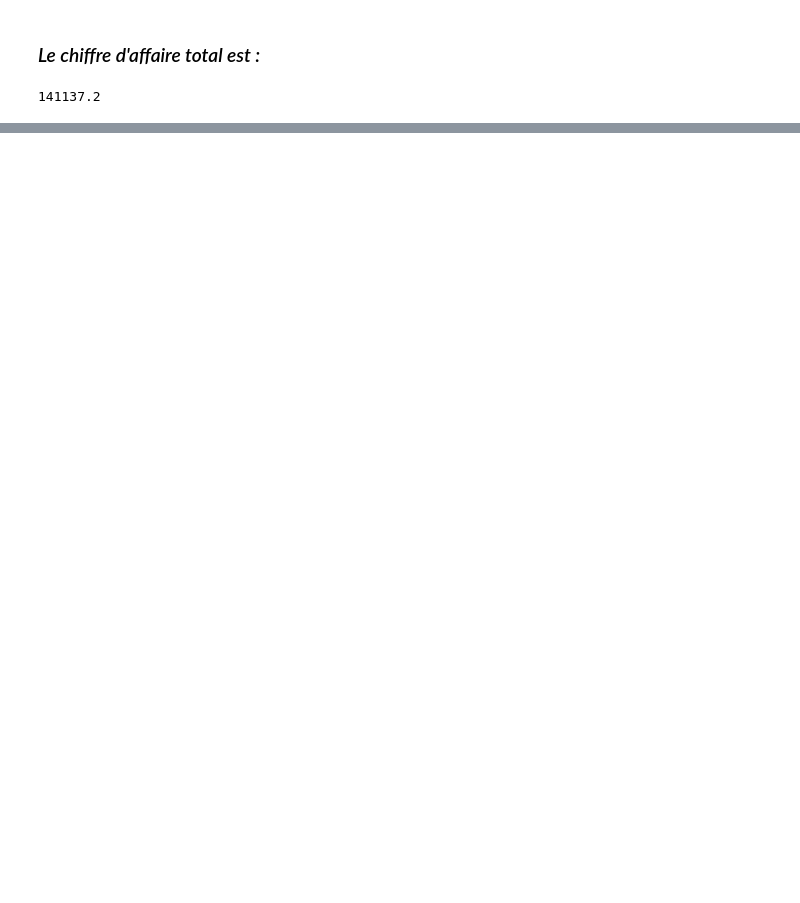
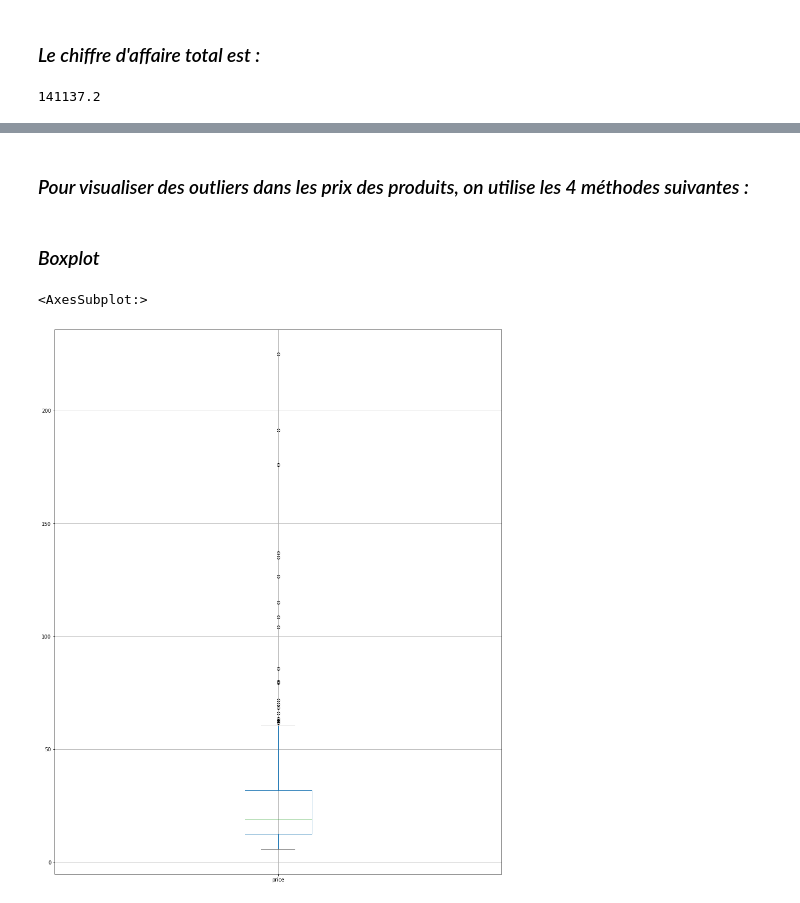
Before and after one commit to MoeAwwad/advanced_data_analysis, a Jupyter notebook: POUGET_AWWAD_ALHALABI.ipynb, the cells around one changed output, grey strips where cells are left out. Cells and saved outputs as stored; diff of their text form; code cells hidden in the pictures; blank space fills up the shorter version.

Commit message:
add boxplot

```diff
--- a/POUGET_AWWAD_ALHALABI.ipynb
+++ b/POUGET_AWWAD_ALHALABI.ipynb
@@ -290,7 +292,8 @@ centered_df[centered_df.product_id.isna()]
 price_per_product = centered_df[['post_title', 'price', 'total_sales']].groupby(
     ['post_title', 'price']).sum().reset_index(level=['post_title', 'price'])
 # CA = Qtt x Prix
-price_per_product['chiffre_affaire'] = price_per_product.price * price_per_product.total_sales
+price_per_product['chiffre_affaire'] = price_per_product.price * \
+    price_per_product.total_sales
 price_per_product
 # %% [output]
 |  | post_title | price | total_sales | chiffre_affaire |
@@ -343,0 +332,9 @@ price_per_product['chiffre_affaire'].sum()
+# %% [markdown]
+### _Pour visualiser des outliers dans les prix des produits, on utilise les 4 méthodes suivantes :_
+# %% [markdown]
+### _Boxplot_
+# %%
+price_per_product.boxplot(column='price', figsize=(16,20))
+# %% [output]
+<AxesSubplot:>
+[figure, added]
```
Also changed, not shown: parts of 6 cells of this notebook.
